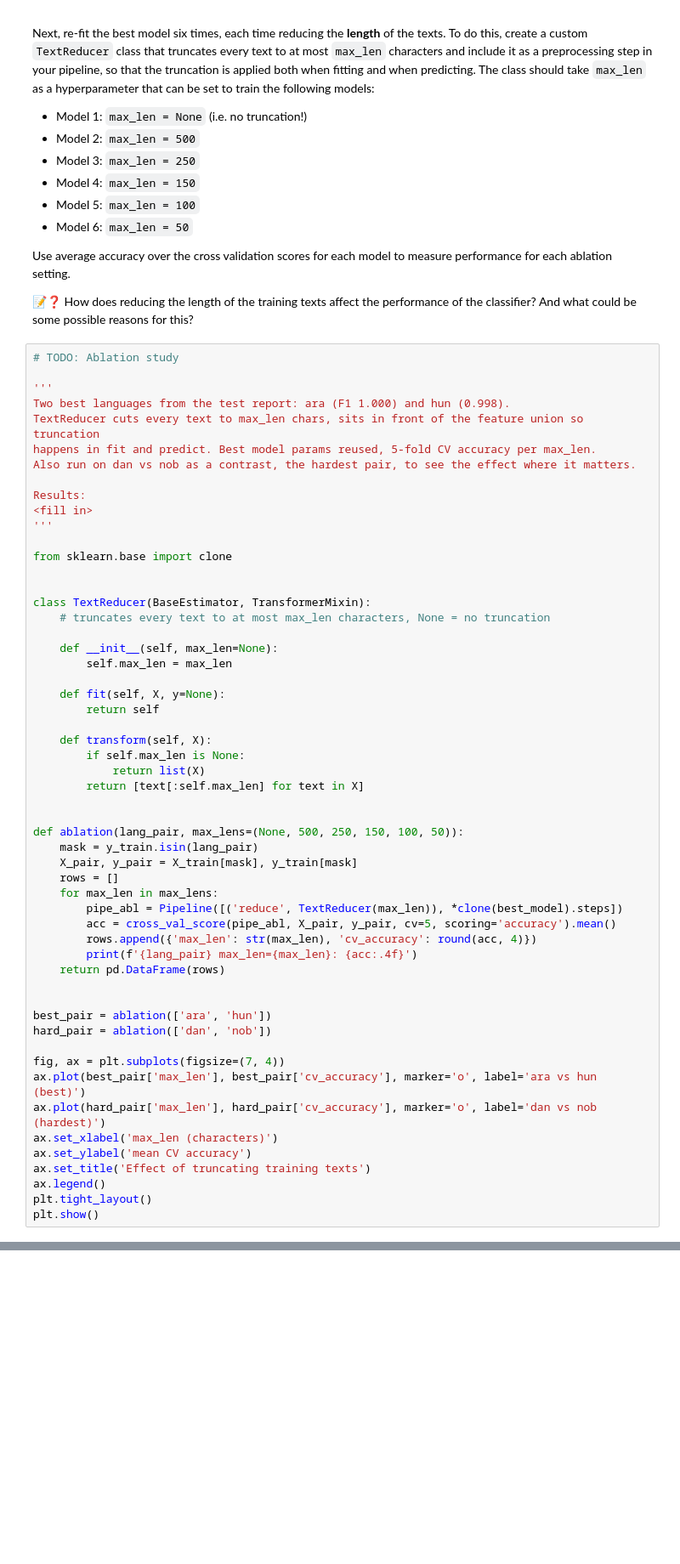
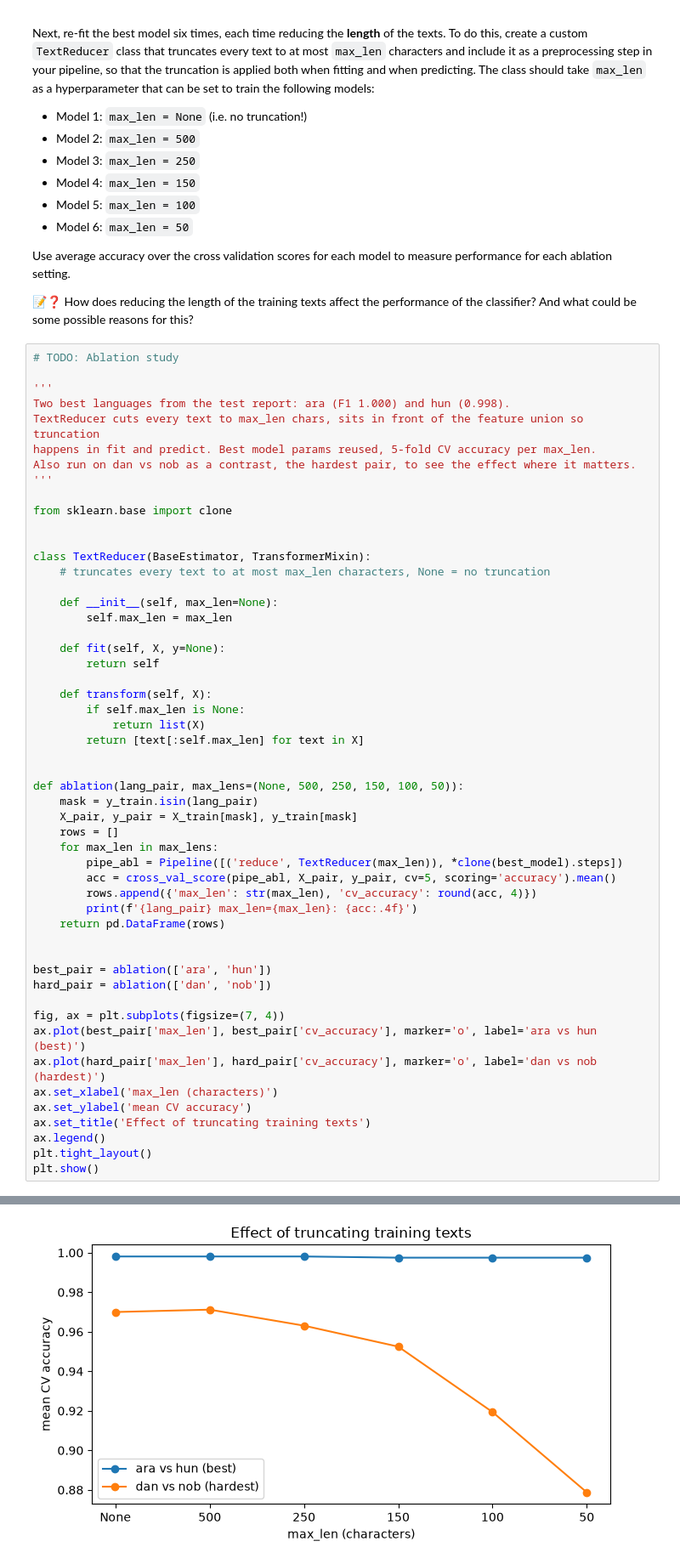
Before and after one commit to bendonick/ml_nlp, a Jupyter notebook: exercise1/ex1_lr.ipynb, the cells around one changed output, grey strips where cells are left out. Shown at 85% size. Saved outputs shown, nothing was run; the diff lists cells and outputs as text; blank space fills up the shorter version.

```diff
--- a/exercise1/ex1_lr.ipynb
+++ b/exercise1/ex1_lr.ipynb
@@ -624,9 +698,6 @@ Two best languages from the test report: ara (F1 1.000) and hun (0.998).
 TextReducer cuts every text to max_len chars, sits in front of the feature union so truncation
 happens in fit and predict. Best model params reused, 5-fold CV accuracy per max_len.
 Also run on dan vs nob as a contrast, the hardest pair, to see the effect where it matters.
-
-Results:
-<fill in>
 '''
 
 from sklearn.base import clone
@@ -671,3 +742,4 @@ ax.set_title('Effect of truncating training texts')
 ax.legend()
 plt.tight_layout()
 plt.show()
+# %% [output]
@@ -674,3 +758,4 @@ plt.show()
+[figure, added]
 # %% [markdown]
 ---
 
```
Also changed, not shown: parts of 8 cells of this notebook.
